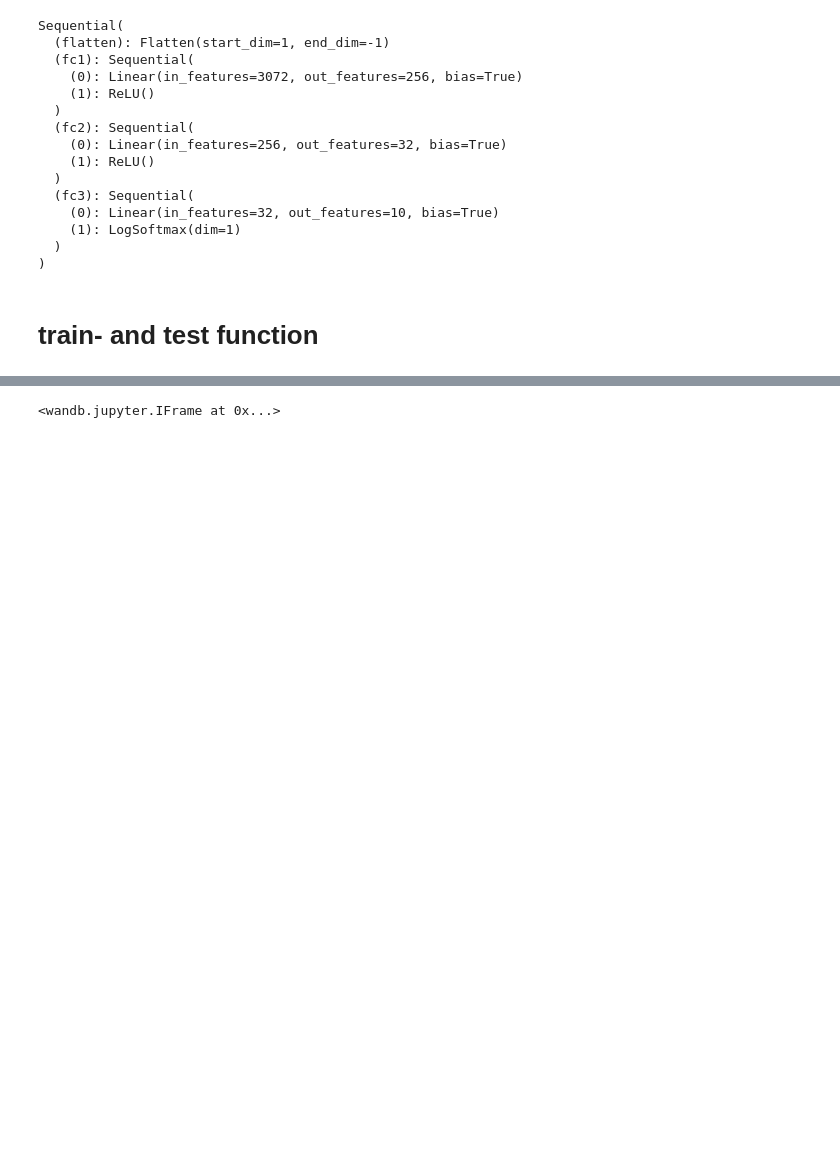
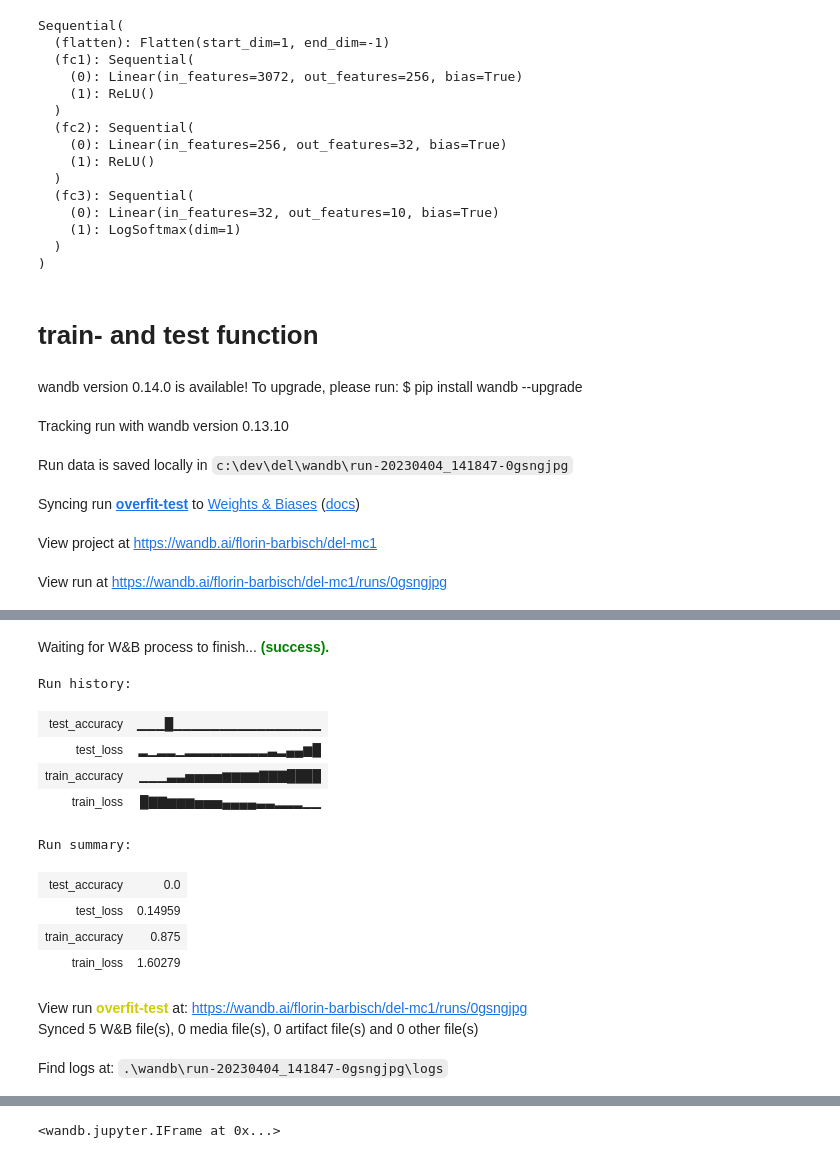
Before and after one commit to florinbarbisch/del, a Jupyter notebook: mc1.ipynb, the cells around one changed output, grey strips where cells are left out. Saved outputs shown, nothing was run; the diff lists cells and outputs as text; code cells hidden in the pictures; blank space fills up the shorter version.

Commit message:
overfit-test

```diff
--- a/mc1.ipynb
+++ b/mc1.ipynb
@@ -369,7 +371,10 @@ Sequential(
 # %% [markdown]
 # train- and test function
 # %%
-def train(model, train_loader, device, optimizer, criterion, epoch):
+def train(model, train_loader, device, optimizer, criterion, epoch, classes):
+
+    accuracy = MulticlassAccuracy(num_classes=len(classes), device=device)
+
     model.train()
     for batch_idx, (data, target) in enumerate(train_loader):
         data, target = data.to(device), target.to(device)
@@ -380,13 +385,16 @@ def train(model, train_loader, device, optimizer, criterion, epoch):
         loss.backward()
         optimizer.step()
 
+        accuracy.update(output, target)
+
         if batch_idx % 100 == 0:
             print('Train Epoch: {} [{}/{} ({:.0f}%)]\tLoss: {:.6f}'.format(
                 epoch, batch_idx * len(data), len(train_loader.dataset),
                 100. * batch_idx / len(train_loader), loss.item()))
+
+
+    return { "train_accuracy": accuracy.compute(), "train_loss": loss.item()}
 # %%
-from torcheval.metrics import MulticlassAccuracy, MulticlassF1Score, MulticlassAUROC
-
 def test(model, test_loader, device, criterion, classes):
     model.eval()
     test_loss = 0
@@ -394,8 +402,6 @@ def test(model, test_loader, device, criterion, classes):
     predictions = []
 
     accuracy = MulticlassAccuracy(num_classes=len(classes), device=device)
-    f1 = MulticlassF1Score(num_classes=len(classes), device=device)
-    aucroc = MulticlassAUROC(num_classes=len(classes), device=device)
 
     with torch.no_grad():
         for data, target in test_loader:
@@ -410,14 +416,8 @@ def test(model, test_loader, device, criterion, classes):
 
             pred = output.argmax(dim=1) # get the index of the max log-probability
 
-            for metric in [accuracy, f1]:
-                metric.update(pred, target)
-            aucroc.update(output, target)
+            accuracy.update(pred, target)
     test_loss /= len(test_loader.dataset)
 
 
-
-    return { "accuracy": accuracy.compute(),
-                "f1": f1.compute(),
-                "auroc": aucroc.compute(),
-                "loss": test_loss}
+    return { "test_accuracy": accuracy.compute(), "test_loss": test_loss}
@@ -423,0 +461,23 @@ def test(model, test_loader, device, criterion, classes):
+# %%
+model = SmallMLP()
+lr = 0.01
+batch_size = 16
+
+train_loader = torch.utils.data.DataLoader(
+    torch.utils.data.TensorDataset(train_images[:batch_size], train_labels[:batch_size]),
+    batch_size=batch_size)
+
+test_loader = torch.utils.data.DataLoader(
+    torch.utils.data.TensorDataset(test_images[:batch_size], test_labels[:batch_size]),
+    batch_size=batch_size)
+
+optimizer = optim.SGD(model.parameters(), lr=lr)
+criterion = nn.CrossEntropyLoss()
+train_and_eval_model("overfit-test", model, train_loader, test_loader, optimizer, criterion, batch_size=batch_size, epochs=20, lr=lr)
+# %% [output]
+wandb version 0.14.0 is available! To upgrade, please run: $ pip install wandb --upgrade
+Tracking run with wandb version 0.13.10
+Run data is saved locally in c:\dev\del\wandb\run-20230404_141847-0gsngjpg
+Syncing run overfit-test to Weights & Biases (docs)
+View project at https://wandb.ai/florin-barbisch/del-mc1
+View run at https://wandb.ai/florin-barbisch/del-mc1/runs/0gsngjpg
@@ -424 +501,15 @@ def test(model, test_loader, device, criterion, classes):
+Waiting for W&B process to finish... (success).
+Run history:
+| test_accuracy | ▁▁▁█▁▁▁▁▁▁▁▁▁▁▁▁▁▁▁▁ |
+| test_loss | ▂▁▂▂▁▂▂▂▂▂▂▂▂▂▃▂▄▄▆█ |
+| train_accuracy | ▁▁▁▃▃▅▅▅▅▆▆▆▆▇▇▇████ |
+| train_loss | █▇▇▆▆▆▅▅▅▄▄▄▄▃▃▂▂▂▁▁ |
+Run summary:
+| test_accuracy | 0.0 |
+| test_loss | 0.14959 |
+| train_accuracy | 0.875 |
+| train_loss | 1.60279 |
+View run overfit-test at: https://wandb.ai/florin-barbisch/del-mc1/runs/0gsngjpg
+Synced 5 W&B file(s), 0 media file(s), 0 artifact file(s) and 0 other file(s)
+Find logs at: .\wandb\run-20230404_141847-0gsngjpg\logs
 # %%
```
Also changed, not shown: parts of 7 cells of this notebook.
